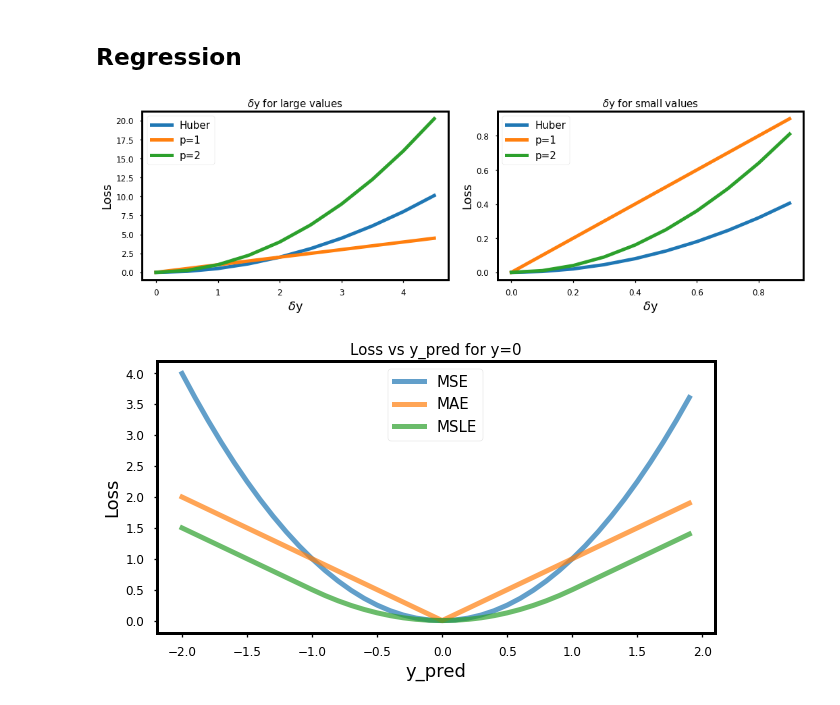
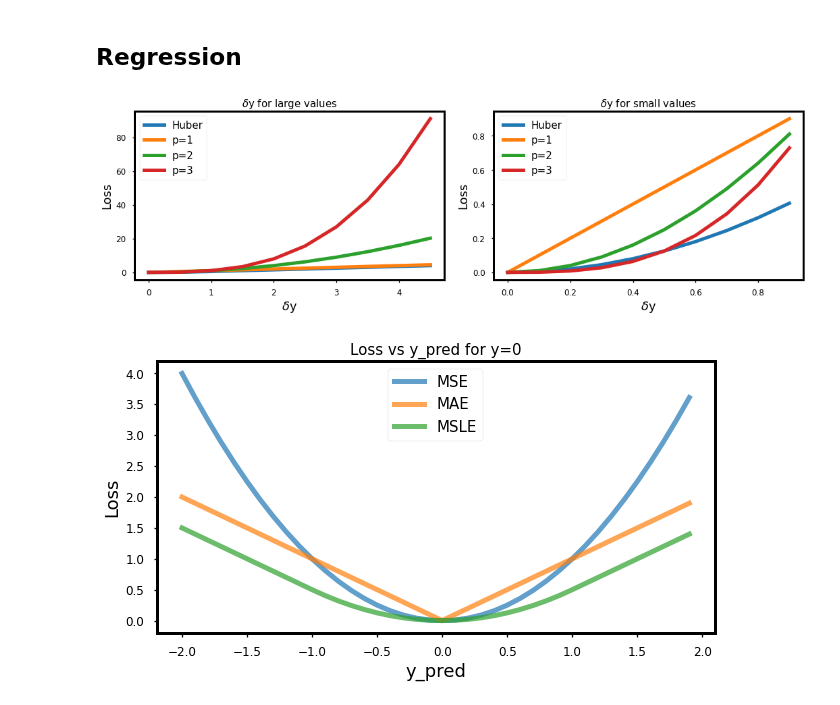
Before and after one commit to sraeisi/MachineLearning_Physics, a Jupyter notebook: 1/MLP_Basics_Loss.ipynb, the cells around one changed output. Cells and saved outputs as stored; diff of their text form; code cells hidden in the pictures.

```diff
--- a/1/MLP_Basics_Loss.ipynb
+++ b/1/MLP_Basics_Loss.ipynb
@@ -145,28 +145,28 @@ def huber(y,y_pred, delta=1):
   #   return delta*d - delta**2/2
 # %%
 y = 0
-k = 10
-p_list = [1, 2]
+k = 1
+p_list = [1, 2, 3]
 fig = plt.figure(figsize=(15,5))
 ax = fig.add_subplot(1, 2, 1 , xlabel = '$\delta$y', ylabel='Loss', title = '$\delta$y for large values')
 dy_list = np.arange(0,5,.5)
-# plt.plot(dy_list, [huber(y, dy, k) for dy in dy_list] , label = 'Huber')
+plt.plot(dy_list, [huber(y, dy, k) for dy in dy_list] , label = 'Huber')
 for p in p_list:
   plt.plot(dy_list, dy_list**p , label = f'p={p}')
 
 plt.legend(loc=0)
 
 ax = fig.add_subplot(1, 2, 2 , xlabel = '$\delta$y', ylabel='Loss', title = '$\delta$y for small values')
 dy_list = np.arange(0,1,.1)
-# plt.plot(dy_list, [huber(y, dy, k) for dy in dy_list] , label = 'Huber')
+plt.plot(dy_list, [huber(y, dy, k) for dy in dy_list] , label = 'Huber')
 for p in p_list:
   plt.plot(dy_list, dy_list**p , label = f'p={p}')
 
 plt.legend(loc=0)
 plt.tight_layout()
 plt.show()
 # %% [output]
-[figure, old version]
+[figure, new version]
 # %%
 '''
 We want to plot different loss functions.
```
